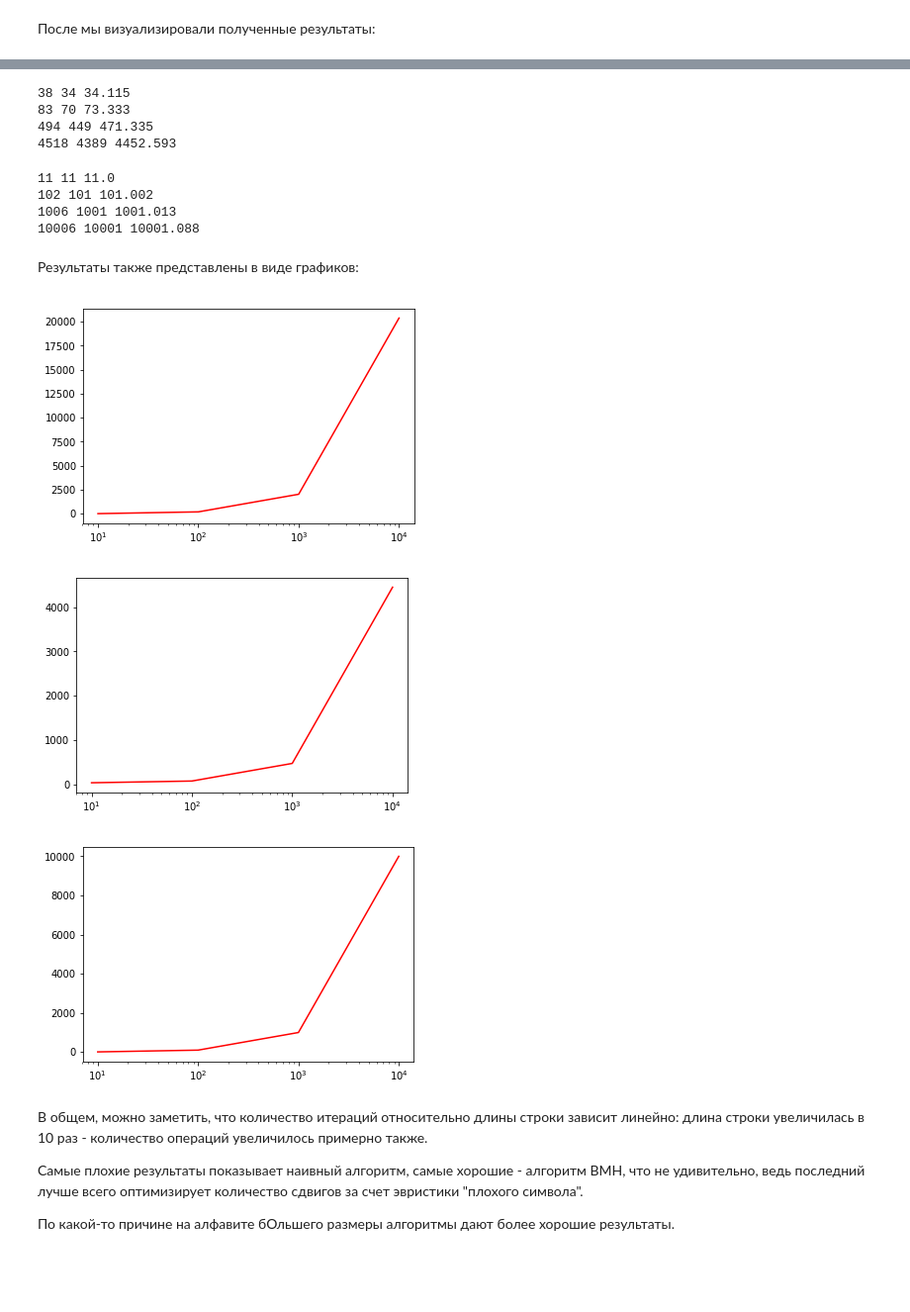
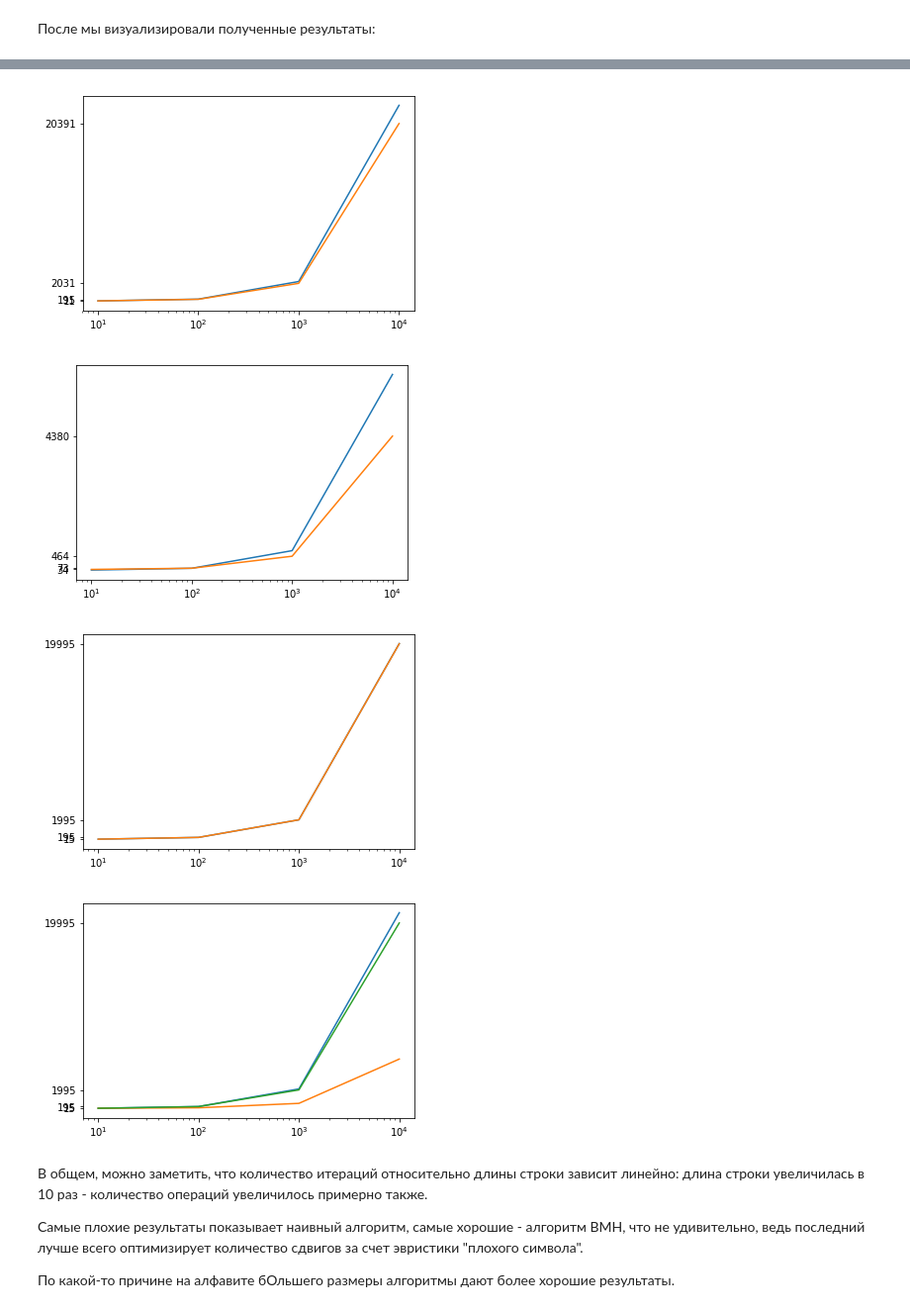
Before and after one commit to MaksimovArtem/Algorithms_of_operations_research, a Jupyter notebook: Strings.ipynb, the cells around one changed output, grey strips where cells are left out. Shown at 99% size. Drawn from its saved outputs; the diff is of its cells as text; code cells hidden in the pictures; blank space fills up the shorter version.

Commit message:
graph maker

```diff
--- a/Strings.ipynb
+++ b/Strings.ipynb
@@ -209,17 +154,2 @@ test(RabinKarp)
 # %% [markdown]
 После мы визуализировали полученные результаты:
-# %%
-def graph_result():
-    alg_list = [Naive, BMH, RabinKarp]
-    for algo in alg_list:
-        max10, min10, avg10 = test_10(algo)
-        max100, min100, avg100 = test_100(algo)
-        max1000, min1000, avg1000 = test_1000(algo)
-        max10000, min10000, avg10000 = test_10000(algo)
-
-        x = [10, 100, 1000, 10000]
-        y = [avg10, avg100, avg1000, avg10000]
-        fig = plt.figure()
-        plt.plot(x,y, color = 'red', label = 'line')
-        plt.xscale('log')
-        plt.show()
@@ -234,8 +155,0 @@ graph_result()
-# %%
-ALP_LENGTH = 26
-
-pattern = string_generator(ALP_LENGTH, PATTERN_LENGTH)
-set10 = testset_generator(ALP_LENGTH, 10)
-set100 = testset_generator(ALP_LENGTH, 100)
-set1000 = testset_generator(ALP_LENGTH, 1000)
-set10000 = testset_generator(ALP_LENGTH, 10000)
@@ -249,25 +156,32 @@ test(Naive)
-# %%
-test(BMH)
-# %% [output]
-38 34 34.115
-83 70 73.333
-494 449 471.335
-4518 4389 4452.593
-# %%
-test(RabinKarp)
-# %% [output]
-11 11 11.0
-102 101 101.002
-1006 1001 1001.013
-10006 10001 10001.088
-# %% [markdown]
-Результаты также представлены в виде графиков:
-# %%
-graph_result()
-# %% [output]
-[figure, removed]
-[figure, removed]
-[figure, removed]
+# %%
+def graph_result(pattern_len, alp_lens, plots = True):
+    alg_list = [Naive, BMH, RabinKarp]
+    x = [10**x for x in range(1,5)]
+    for algo in alg_list:
+        for alp_length in alp_lens:
+            pattern = string_generator(alp_length, pattern_len)
+            y = []
+            for i in map(lambda x : 10**x, range(1, 5)):
+                y.append(iterations_computation(algo, pattern, alp_length, testset_generator(alp_length, i))[2])
+
+            plt.plot(x, y)
+            plt.yticks(y)
+            plt.xscale('log')
+        if plots:
+            plt.show()
+# %%
+pattern_len = 5
+alp_lens = [5, 26]
+
+graph_result(pattern_len, alp_lens) #Посмотрим на влияние мощности алфавита
+# %% [output]
+[figure, added]
+[figure, added]
+[figure, added]
+# %%
+graph_result(pattern_len, [10], False) #Сравним три алгоса на мощности 10
+# %% [output]
+[figure, added]
 # %% [markdown]
 В общем, можно заметить, что количество итераций относительно длины строки зависит линейно: длина строки увеличилась в 10 раз - количество операций увеличилось примерно также.
 
```
Also changed, not shown: parts of 14 cells of this notebook, 1 other file.
